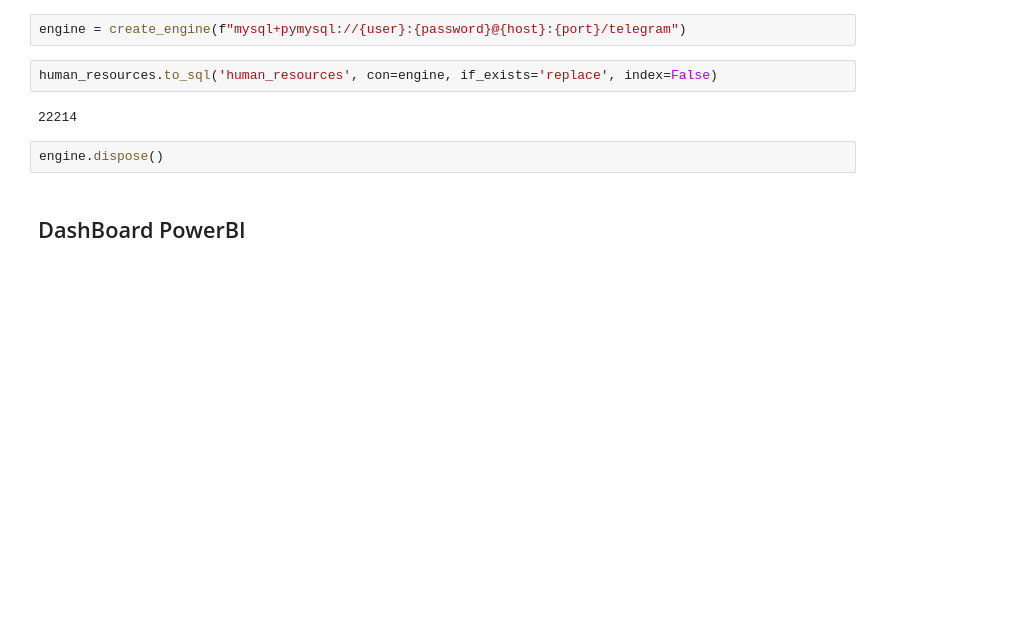
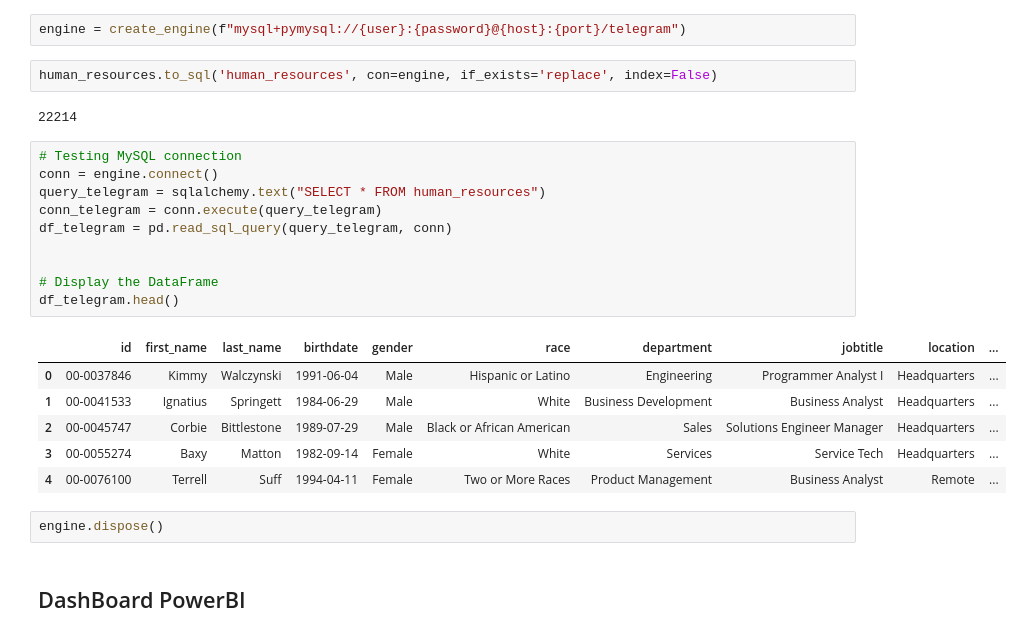
Before and after one commit to KevinElvert/DataEngineerProjects, a Jupyter notebook: DataCleaned in Jupyther to MySQL.ipynb, the cells around one changed output. Saved outputs shown, nothing was run; the diff lists cells and outputs as text; blank space fills up the shorter version.

```diff
--- a/DataCleaned in Jupyther to MySQL.ipynb
+++ b/DataCleaned in Jupyther to MySQL.ipynb
@@ -228,6 +228,23 @@ engine = create_engine(f"mysql+pymysql://{user}:{password}@{host}:{port}/telegra
 human_resources.to_sql('human_resources', con=engine, if_exists='replace', index=False)
 # %% [output]
 22214
+# %%
+# Testing MySQL connection
+conn = engine.connect()
+query_telegram = sqlalchemy.text("SELECT * FROM human_resources")
+conn_telegram = conn.execute(query_telegram)
+df_telegram = pd.read_sql_query(query_telegram, conn)
+
+
+# Display the DataFrame
+df_telegram.head()
+# %% [output]
+|  | id | first_name | last_name | birthdate | gender | race | department | jobtitle | location | ... |
+| 0 | 00-0037846 | Kimmy | Walczynski | 1991-06-04 | Male | Hispanic or Latino | Engineering | Programmer Analyst I | Headquarters | ... |
+| 1 | 00-0041533 | Ignatius | Springett | 1984-06-29 | Male | White | Business Development | Business Analyst | Headquarters | ... |
+| 2 | 00-0045747 | Corbie | Bittlestone | 1989-07-29 | Male | Black or African American | Sales | Solutions Engineer Manager | Headquarters | ... |
+| 3 | 00-0055274 | Baxy | Matton | 1982-09-14 | Female | White | Services | Service Tech | Headquarters | ... |
+| 4 | 00-0076100 | Terrell | Suff | 1994-04-11 | Female | Two or More Races | Product Management | Business Analyst | Remote | ... |
 # %%
 engine.dispose()
 # %% [markdown]
```
